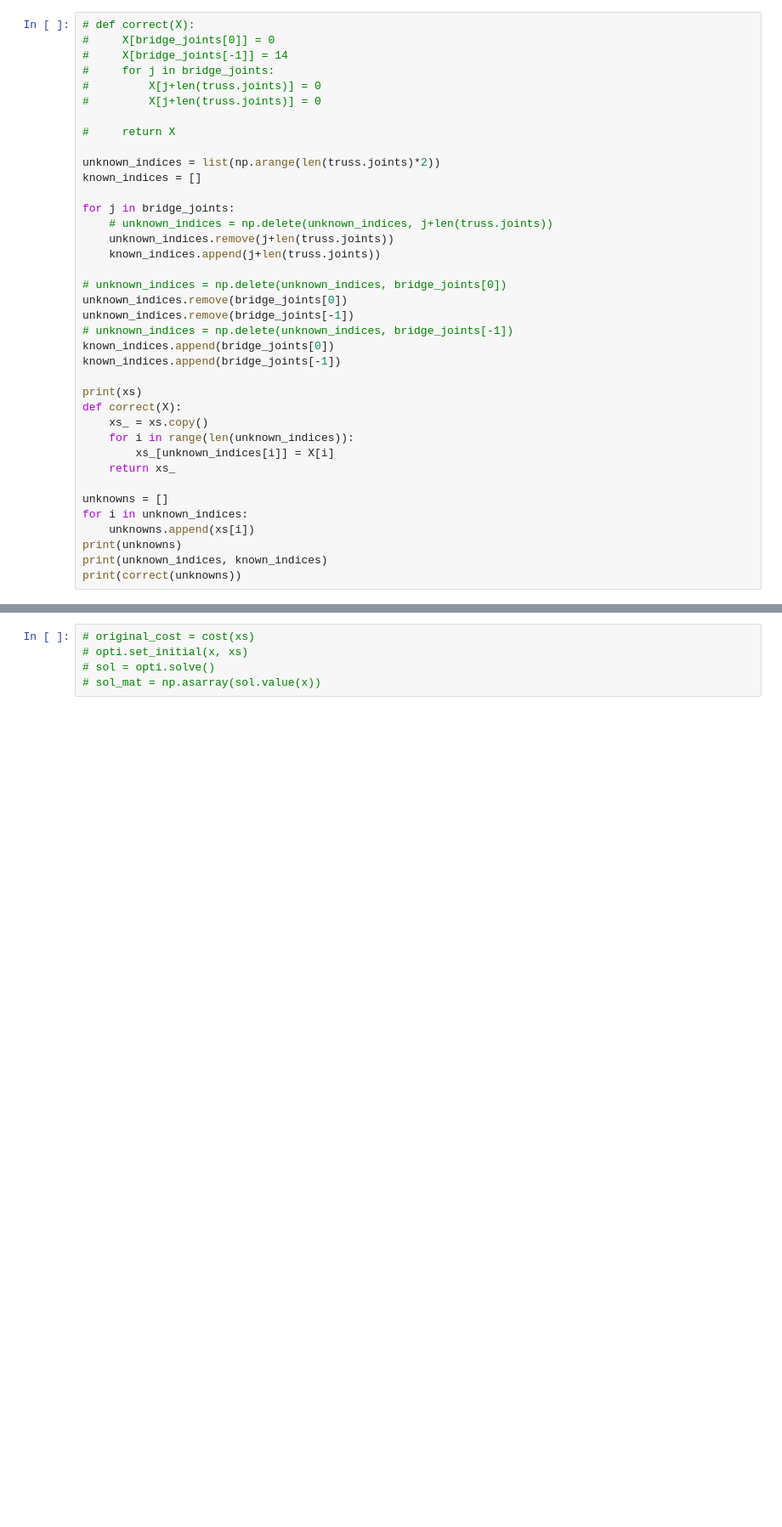
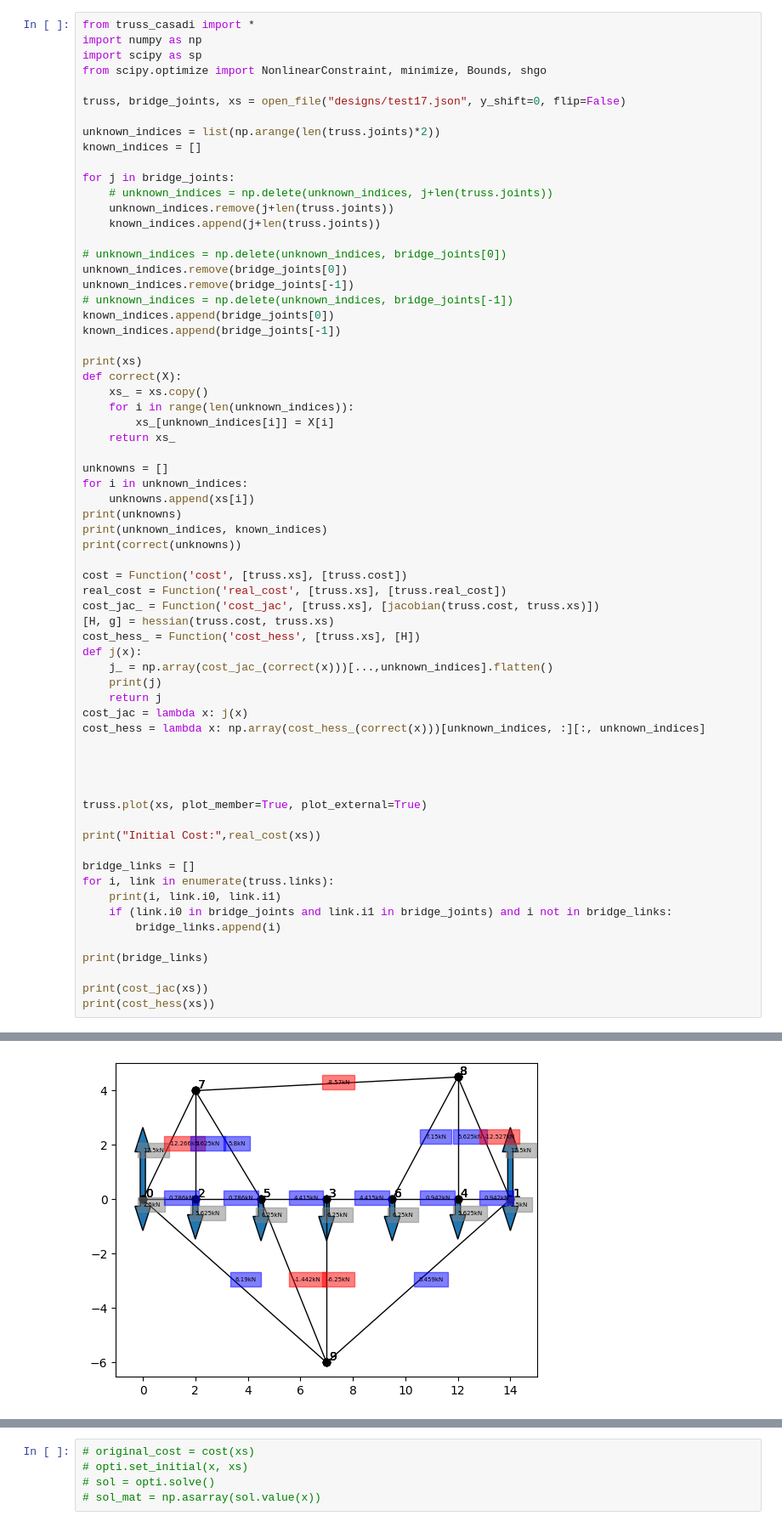
Before and after one commit to OLeather/truss-optimization, a Jupyter notebook: optimize-casadi.ipynb, the cells around one changed output, grey strips where cells are left out. Shown: that part at 85% size. Cells and saved outputs as stored; diff of their text form; blank space fills up the shorter version.

Commit message:
added jacobian and hessian equations to scipy optimizer

```diff
--- a/optimize-casadi.ipynb
+++ b/optimize-casadi.ipynb
@@ -41,12 +1,10 @@ cost = Function('cost', [truss.xs], [truss.cost])
 # %%
-# def correct(X):
-#     X[bridge_joints[0]] = 0
-#     X[bridge_joints[-1]] = 14
-#     for j in bridge_joints:
-#         X[j+len(truss.joints)] = 0
-#         X[j+len(truss.joints)] = 0
+from truss_casadi import *
+import numpy as np
+import scipy as sp
+from scipy.optimize import NonlinearConstraint, minimize, Bounds, shgo
 
-#     return X
+truss, bridge_joints, xs = open_file("designs/test17.json", y_shift=0, flip=False)
 
 unknown_indices = list(np.arange(len(truss.joints)*2))
 known_indices = []
@@ -76,4 +34,34 @@ for i in unknown_indices:
 print(unknowns)
 print(unknown_indices, known_indices)
 print(correct(unknowns))
+
+cost = Function('cost', [truss.xs], [truss.cost])
+real_cost = Function('real_cost', [truss.xs], [truss.real_cost])
+cost_jac_ = Function('cost_jac', [truss.xs], [jacobian(truss.cost, truss.xs)])
+[H, g] = hessian(truss.cost, truss.xs)
+cost_hess_ = Function('cost_hess', [truss.xs], [H])
+def j(x):
+    j_ = np.array(cost_jac_(correct(x)))[...,unknown_indices].flatten()
+    print(j)
+    return j
+cost_jac = lambda x: j(x)
+cost_hess = lambda x: np.array(cost_hess_(correct(x)))[unknown_indices, :][:, unknown_indices]
+
+
+
+
+truss.plot(xs, plot_member=True, plot_external=True)
+
+print("Initial Cost:",real_cost(xs))
+
+bridge_links = []
+for i, link in enumerate(truss.links):
+    print(i, link.i0, link.i1)
+    if (link.i0 in bridge_joints and link.i1 in bridge_joints) and i not in bridge_links:
+        bridge_links.append(i)
+
+print(bridge_links)
+
+print(cost_jac(xs))
+print(cost_hess(xs))
 # %% [output]
@@ -83,0 +73 @@ print(correct(unknowns))
+[figure, added]
```
Also changed, not shown: parts of 6 cells of this notebook, 3 other files.
